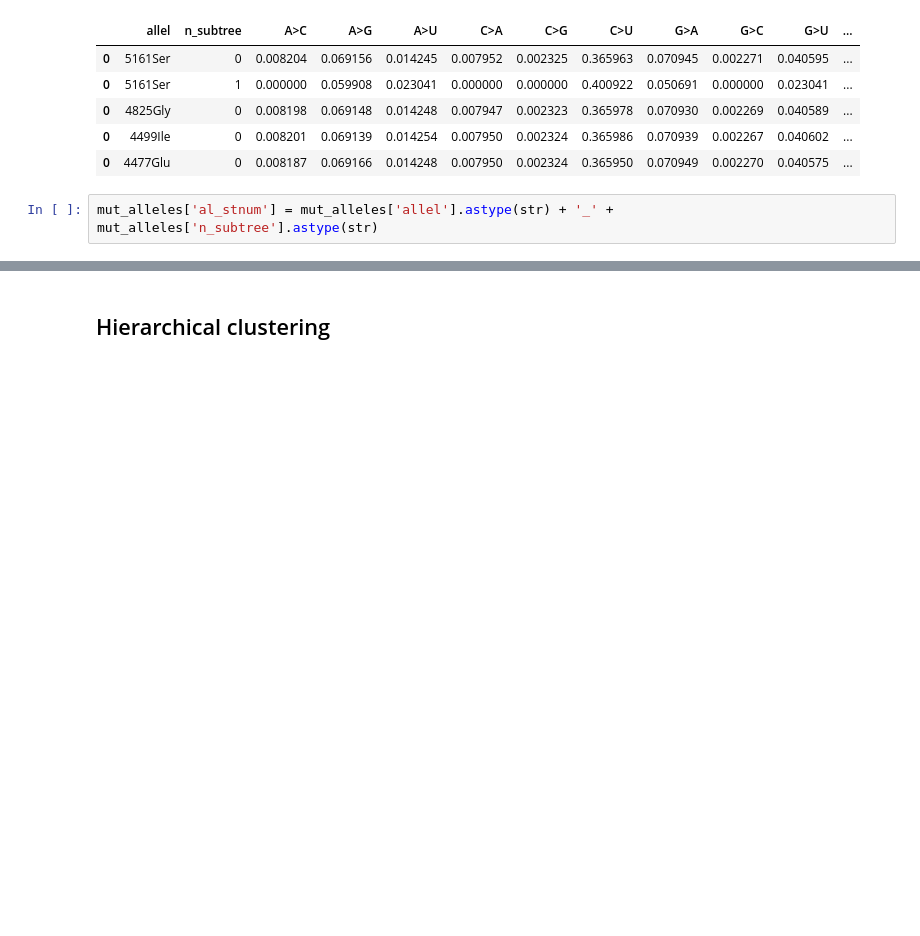
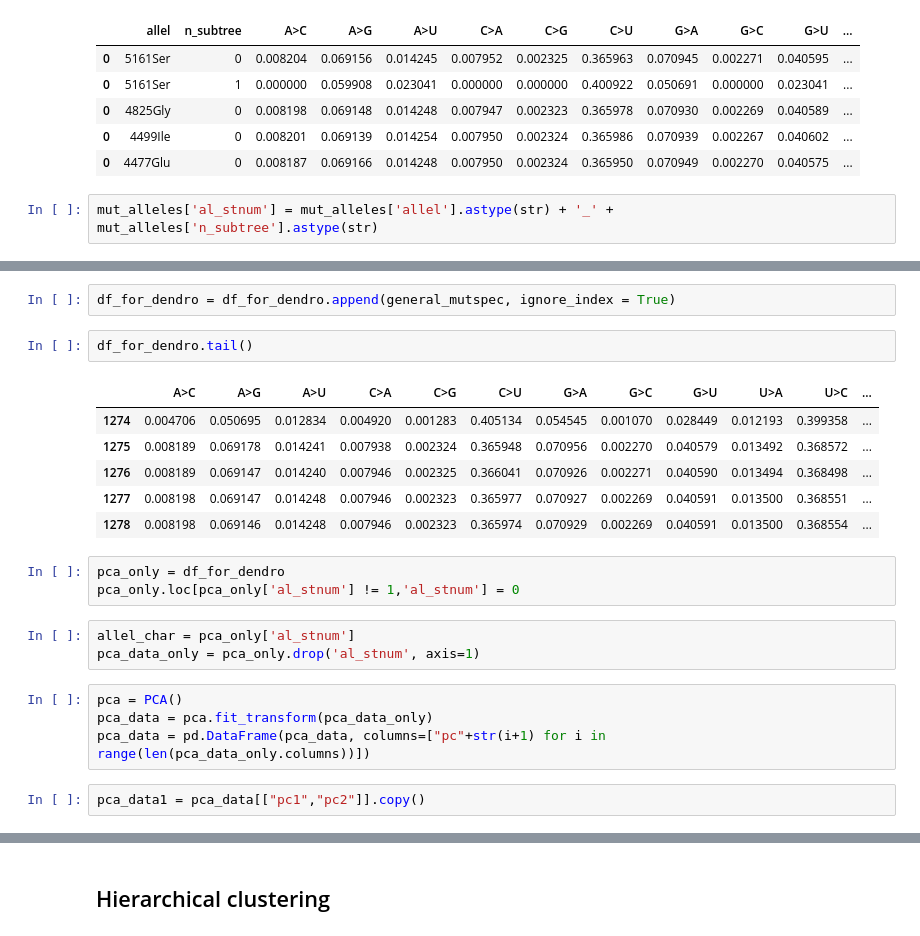
Before and after one commit to VoronkaAlexandr/Sars_Cov_2_MutSpec, a Jupyter notebook: Sars_Cov_2/cod/clustering_mutspec.ipynb, the cells around one changed output, grey strips where cells are left out. Saved outputs shown, nothing was run; the diff lists cells and outputs as text; blank space fills up the shorter version.

```diff
--- a/Sars_Cov_2/cod/clustering_mutspec.ipynb
+++ b/Sars_Cov_2/cod/clustering_mutspec.ipynb
@@ -26,0 +76,23 @@ mut_alleles['al_stnum'] = mut_alleles['allel'].astype(str) + '_' + mut_alleles['
+# %%
+df_for_dendro = df_for_dendro.append(general_mutspec, ignore_index = True)
+# %%
+df_for_dendro.tail()
+# %% [output]
+|  | A>C | A>G | A>U | C>A | C>G | C>U | G>A | G>C | G>U | U>A | U>C | ... |
+| 1274 | 0.004706 | 0.050695 | 0.012834 | 0.004920 | 0.001283 | 0.405134 | 0.054545 | 0.001070 | 0.028449 | 0.012193 | 0.399358 | ... |
+| 1275 | 0.008189 | 0.069178 | 0.014241 | 0.007938 | 0.002324 | 0.365948 | 0.070956 | 0.002270 | 0.040579 | 0.013492 | 0.368572 | ... |
+| 1276 | 0.008189 | 0.069147 | 0.014240 | 0.007946 | 0.002325 | 0.366041 | 0.070926 | 0.002271 | 0.040590 | 0.013494 | 0.368498 | ... |
+| 1277 | 0.008198 | 0.069147 | 0.014248 | 0.007946 | 0.002323 | 0.365977 | 0.070927 | 0.002269 | 0.040591 | 0.013500 | 0.368551 | ... |
+| 1278 | 0.008198 | 0.069146 | 0.014248 | 0.007946 | 0.002323 | 0.365974 | 0.070929 | 0.002269 | 0.040591 | 0.013500 | 0.368554 | ... |
+# %%
+pca_only = df_for_dendro
+pca_only.loc[pca_only['al_stnum'] != 1,'al_stnum'] = 0
+# %%
+allel_char = pca_only['al_stnum']
+pca_data_only = pca_only.drop('al_stnum', axis=1)
+# %%
+pca = PCA()
+pca_data = pca.fit_transform(pca_data_only)
+pca_data = pd.DataFrame(pca_data, columns=["pc"+str(i+1) for i in range(len(pca_data_only.columns))])
+# %%
+pca_data1 = pca_data[["pc1","pc2"]].copy()
```
Also changed, not shown: parts of 17 cells of this notebook.
